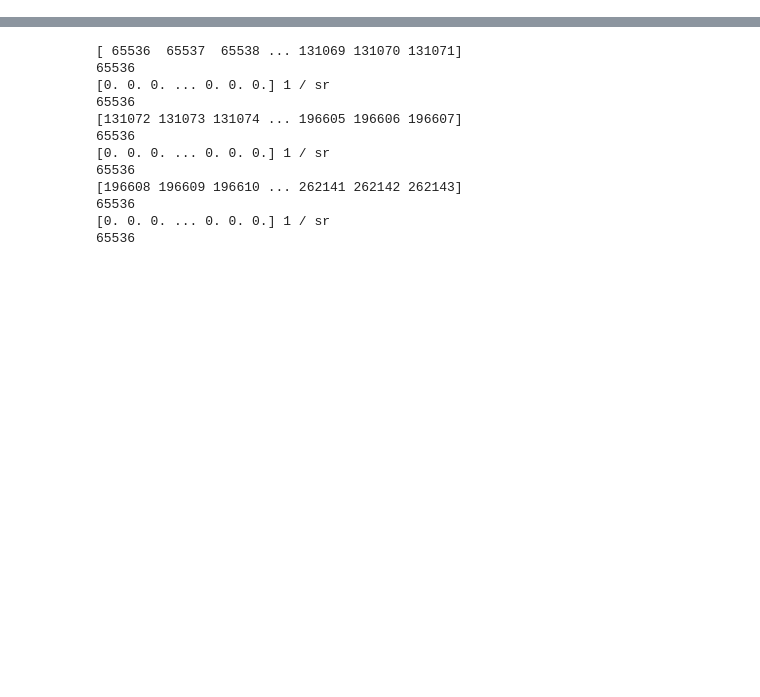
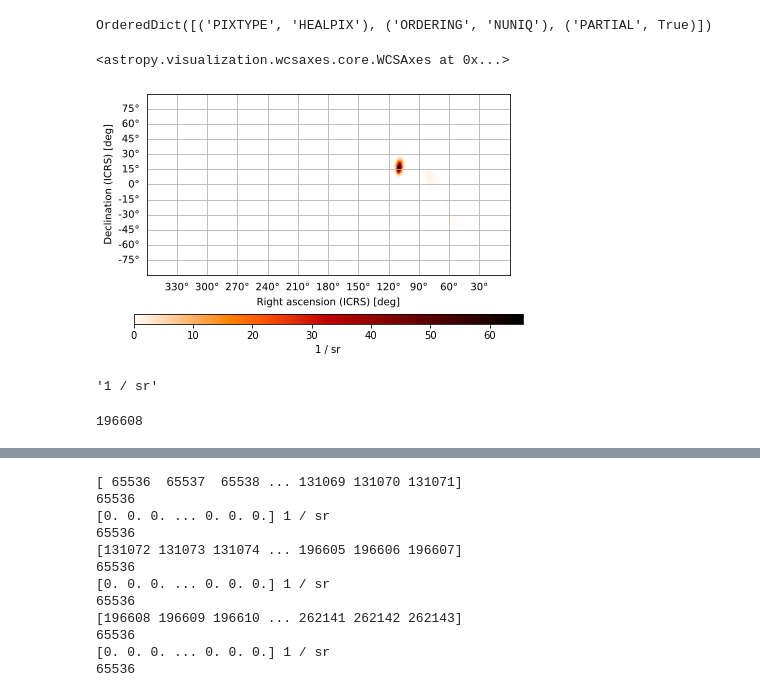
Before and after one commit to markalab/hpmoc, a Jupyter notebook: jup/load.ipynb, the cells around one changed output, grey strips where cells are left out. Drawn from its saved outputs; the diff is of its cells as text; code cells hidden in the pictures; blank space fills up the shorter version.

```diff
--- a/jup/load.ipynb
+++ b/jup/load.ipynb
@@ -157,0 +157,17 @@ def read_bintable_chunks(
+# %%
+mo.meta
+# %% [output]
+OrderedDict([('PIXTYPE', 'HEALPIX'), ('ORDERING', 'NUNIQ'), ('PARTIAL', True)])
+# %%
+mo.plot(projection='CAR', cbar=True)
+# %% [output]
+<astropy.visualization.wcsaxes.core.WCSAxes at 0x...>
+[figure, added]
+# %%
+str(mo.s⃗.unit)
+# %% [output]
+'1 / sr'
+# %%
+hp.nside2npix(hp.order2nside(7))
+# %% [output]
+196608
```
Also changed, not shown: parts of 24 cells of this notebook, 5 other files.
